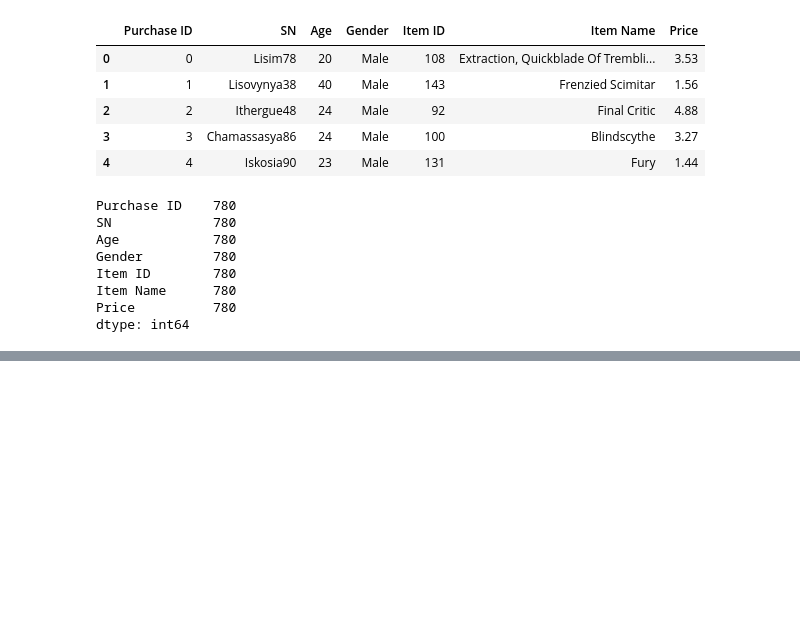
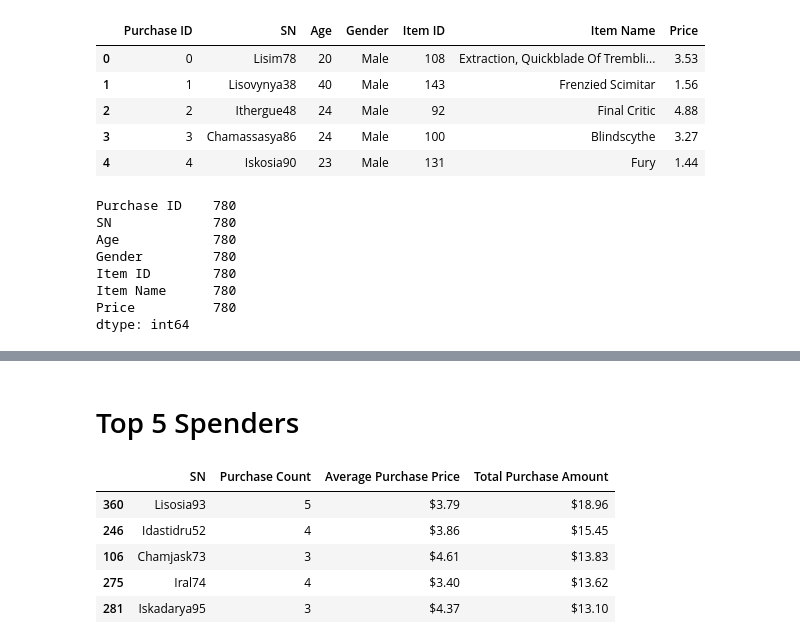
Before and after one commit to nbullerds/pandas-challenge, a Jupyter notebook: HeroesOfPymoli/HeroesOfPymoli.ipynb, the cells around one changed output, grey strips where cells are left out. Saved outputs shown, nothing was run; the diff lists cells and outputs as text; code cells hidden in the pictures; blank space fills up the shorter version.

```diff
--- a/HeroesOfPymoli/HeroesOfPymoli.ipynb
+++ b/HeroesOfPymoli/HeroesOfPymoli.ipynb
@@ -221,0 +231,28 @@ age_group_df
+# %%
+# Utilize the previously created per_person_group to create the new spender table and count
+# purchases per player
+spender_df = per_person_group[["Purchase ID"]].count()
+spender_df = spender_df.rename(columns={"Purchase ID" : "Purchase Count"})
+
+# Calculate the average
+spender_df["Average Purchase Price"] = per_person_group["Price"].mean()
+spender_df["Average Purchase Price"] = spender_df["Average Purchase Price"].map("${:.2f}".format)
+
+# Merge spender_df with per_person_total_df as "Total Purchase Amount" has already been calculated per person
+spender_df.reset_index(level=0, inplace=True)
+spender_df = pd.merge(spender_df, per_person_total_df, on="SN")
+
+# Sort spender_df by Total Purchase per person and then formt the column appropriately
+spender_df = spender_df.sort_values(by='Total Purchase Amount', ascending=False)
+spender_df["Total Purchase Amount"] = spender_df["Total Purchase Amount"].map("${:.2f}".format)
+# %% [markdown]
+# Top 5 Spenders
+# %%
+spender_df.head()
+# %% [output]
+|  | SN | Purchase Count | Average Purchase Price | Total Purchase Amount |
+| 360 | Lisosia93 | 5 | $3.79 | $18.96 |
+| 246 | Idastidru52 | 4 | $3.86 | $15.45 |
+| 106 | Chamjask73 | 3 | $4.61 | $13.83 |
+| 275 | Iral74 | 4 | $3.40 | $13.62 |
+| 281 | Iskadarya95 | 3 | $4.37 | $13.10 |
```
Also changed, not shown: parts of 26 cells of this notebook.
